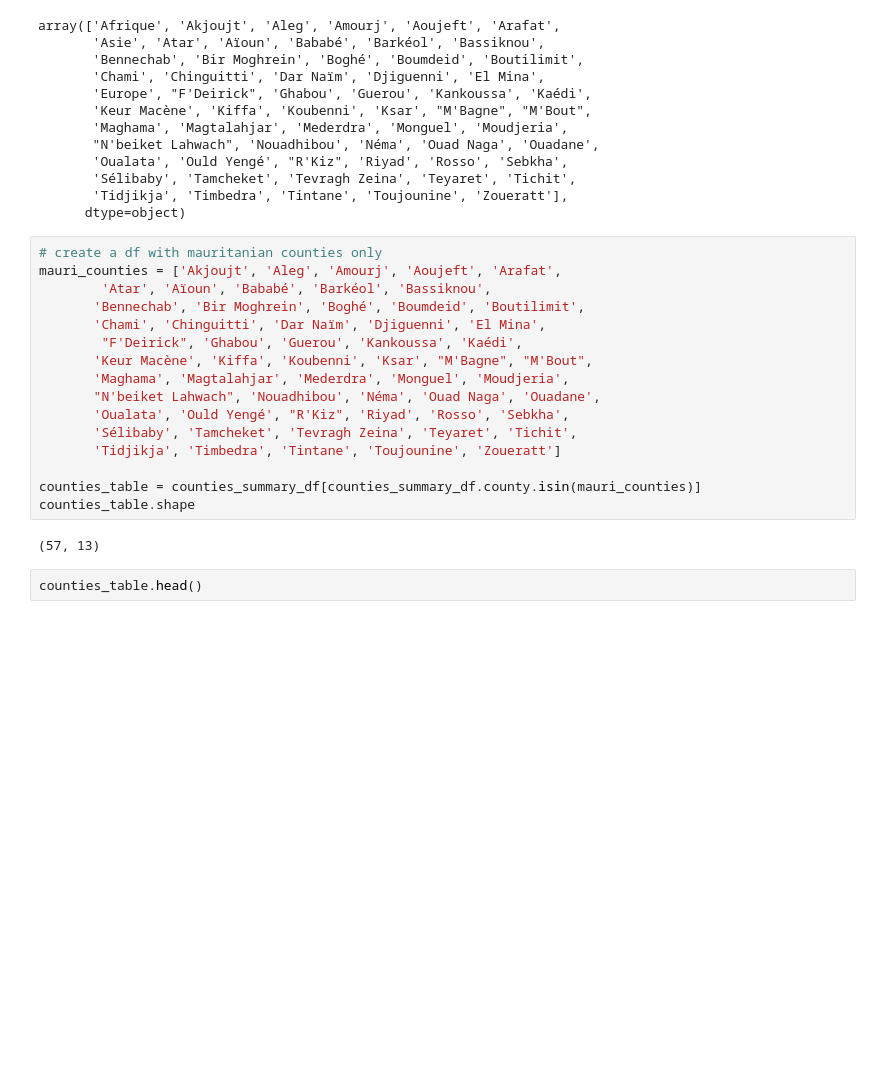
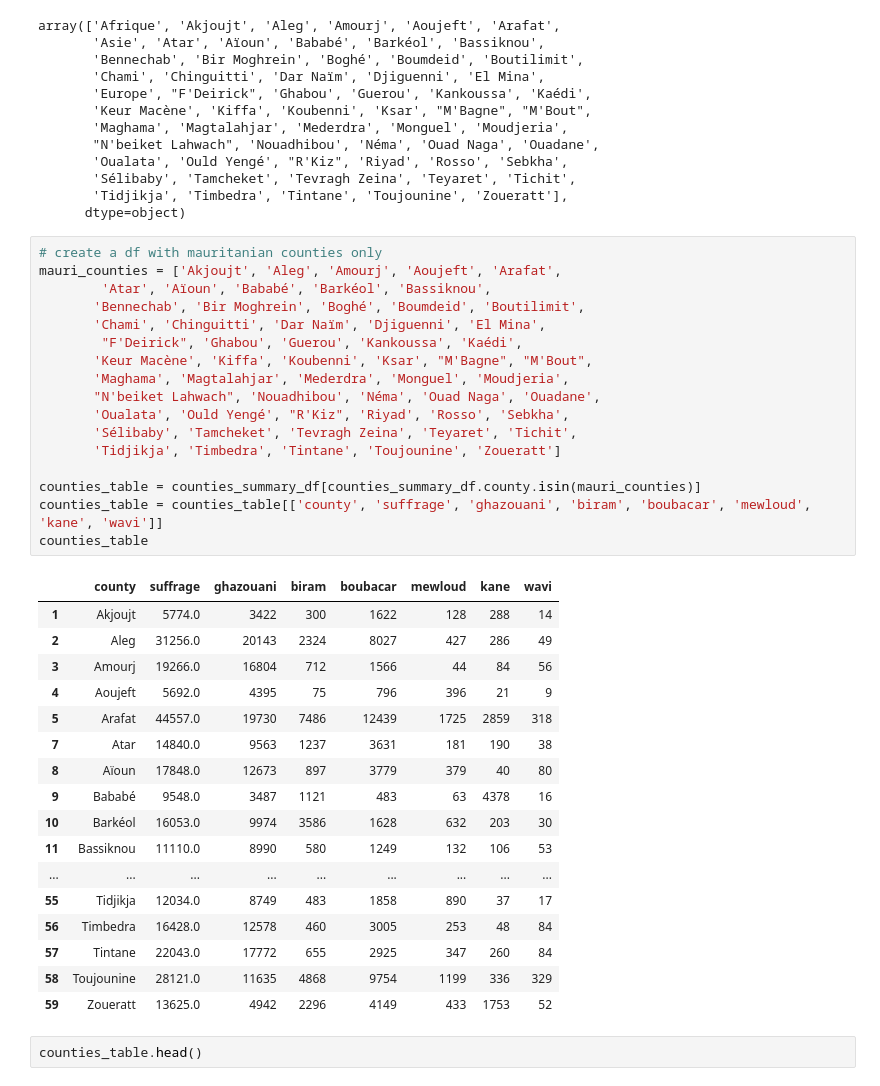
Before and after one commit to Mauritycs/2019_Election_Results, a Jupyter notebook: Notebooks/mainCleanUp.ipynb, the cells around one changed output. Saved outputs shown, nothing was run; the diff lists cells and outputs as text; blank space fills up the shorter version.

```diff
--- a/Notebooks/mainCleanUp.ipynb
+++ b/Notebooks/mainCleanUp.ipynb
@@ -270,21 +261,38 @@ array(['Afrique', 'Akjoujt', 'Aleg', 'Amourj', 'Aoujeft', 'Arafat',
 # %%
 # create a df with mauritanian counties only
 mauri_counties = ['Akjoujt', 'Aleg', 'Amourj', 'Aoujeft', 'Arafat',
         'Atar', 'Aïoun', 'Bababé', 'Barkéol', 'Bassiknou',
        'Bennechab', 'Bir Moghrein', 'Boghé', 'Boumdeid', 'Boutilimit',
        'Chami', 'Chinguitti', 'Dar Naïm', 'Djiguenni', 'El Mina',
         "F'Deirick", 'Ghabou', 'Guerou', 'Kankoussa', 'Kaédi',
        'Keur Macène', 'Kiffa', 'Koubenni', 'Ksar', "M'Bagne", "M'Bout",
        'Maghama', 'Magtalahjar', 'Mederdra', 'Monguel', 'Moudjeria',
        "N'beiket Lahwach", 'Nouadhibou', 'Néma', 'Ouad Naga', 'Ouadane',
        'Oualata', 'Ould Yengé', "R'Kiz", 'Riyad', 'Rosso', 'Sebkha',
        'Sélibaby', 'Tamcheket', 'Tevragh Zeina', 'Teyaret', 'Tichit',
        'Tidjikja', 'Timbedra', 'Tintane', 'Toujounine', 'Zoueratt']
 
 counties_table = counties_summary_df[counties_summary_df.county.isin(mauri_counties)]
-counties_table.shape
+counties_table = counties_table[['county', 'suffrage', 'ghazouani', 'biram', 'boubacar', 'mewloud', 'kane', 'wavi']]
+counties_table
 # %% [output]
-(57, 13)
+|  | county | suffrage | ghazouani | biram | boubacar | mewloud | kane | wavi |
+| 1 | Akjoujt | 5774.0 | 3422 | 300 | 1622 | 128 | 288 | 14 |
+| 2 | Aleg | 31256.0 | 20143 | 2324 | 8027 | 427 | 286 | 49 |
+| 3 | Amourj | 19266.0 | 16804 | 712 | 1566 | 44 | 84 | 56 |
+| 4 | Aoujeft | 5692.0 | 4395 | 75 | 796 | 396 | 21 | 9 |
+| 5 | Arafat | 44557.0 | 19730 | 7486 | 12439 | 1725 | 2859 | 318 |
+| 7 | Atar | 14840.0 | 9563 | 1237 | 3631 | 181 | 190 | 38 |
+| 8 | Aïoun | 17848.0 | 12673 | 897 | 3779 | 379 | 40 | 80 |
+| 9 | Bababé | 9548.0 | 3487 | 1121 | 483 | 63 | 4378 | 16 |
+| 10 | Barkéol | 16053.0 | 9974 | 3586 | 1628 | 632 | 203 | 30 |
+| 11 | Bassiknou | 11110.0 | 8990 | 580 | 1249 | 132 | 106 | 53 |
+| ... | ... | ... | ... | ... | ... | ... | ... | ... |
+| 55 | Tidjikja | 12034.0 | 8749 | 483 | 1858 | 890 | 37 | 17 |
+| 56 | Timbedra | 16428.0 | 12578 | 460 | 3005 | 253 | 48 | 84 |
+| 57 | Tintane | 22043.0 | 17772 | 655 | 2925 | 347 | 260 | 84 |
+| 58 | Toujounine | 28121.0 | 11635 | 4868 | 9754 | 1199 | 336 | 329 |
+| 59 | Zoueratt | 13625.0 | 4942 | 2296 | 4149 | 433 | 1753 | 52 |
 # %%
 counties_table.head()
 # %% [output]
```
Also changed, not shown: parts of 2 cells of this notebook.
